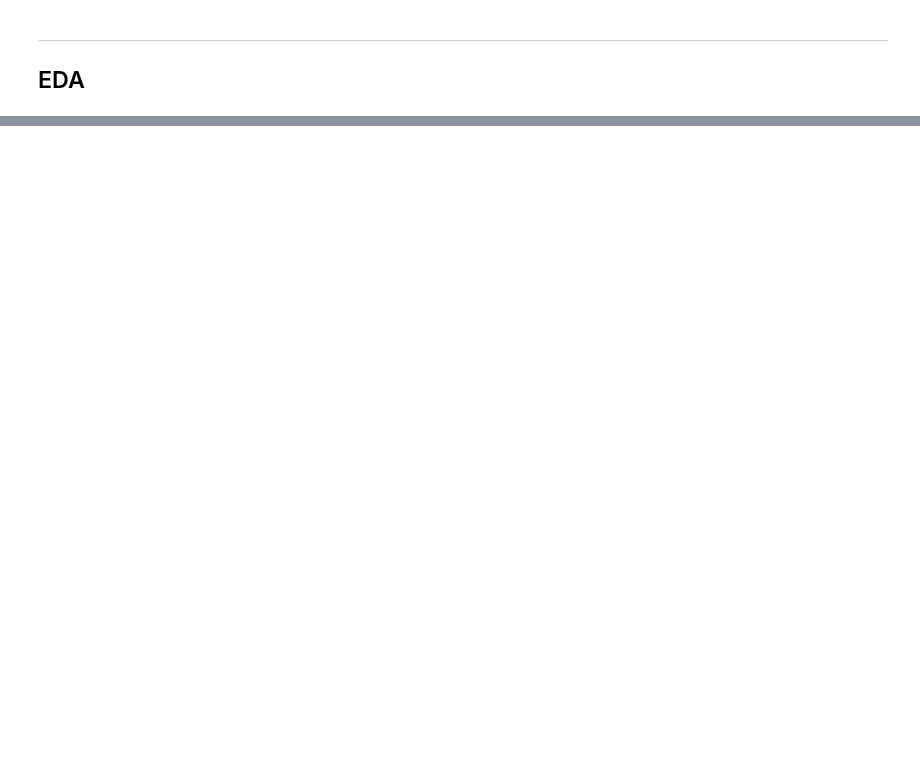
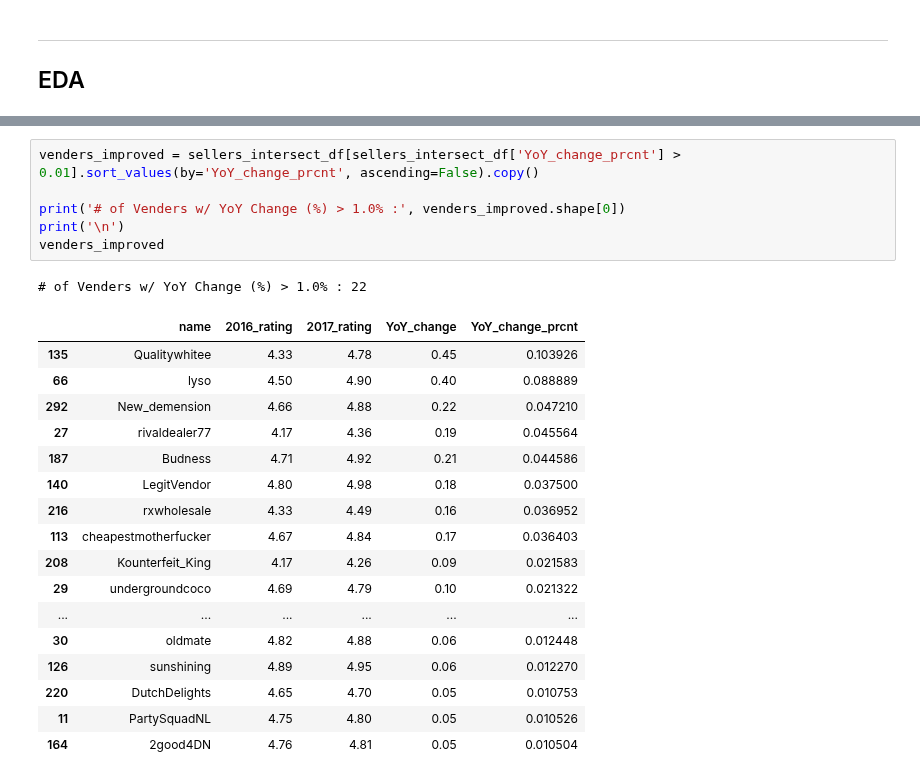
Before and after one commit to Morgan-Sell/darknet-economics, a Jupyter notebook: sellers_data_process_feat_eng.ipynb, the cells around one changed output, grey strips where cells are left out. Cells and saved outputs as stored; diff of their text form; blank space fills up the shorter version.

```diff
--- a/sellers_data_process_feat_eng.ipynb
+++ b/sellers_data_process_feat_eng.ipynb
@@ -164,0 +299,25 @@ plt.tight_layout();
+# %%
+venders_improved = sellers_intersect_df[sellers_intersect_df['YoY_change_prcnt'] > 0.01].sort_values(by='YoY_change_prcnt', ascending=False).copy()
+
+print('# of Venders w/ YoY Change (%) > 1.0% :', venders_improved.shape[0])
+print('\n')
+venders_improved
+# %% [output]
+# of Venders w/ YoY Change (%) > 1.0% : 22
+|  | name | 2016_rating | 2017_rating | YoY_change | YoY_change_prcnt |
+| 135 | Qualitywhitee | 4.33 | 4.78 | 0.45 | 0.103926 |
+| 66 | lyso | 4.50 | 4.90 | 0.40 | 0.088889 |
+| 292 | New_demension | 4.66 | 4.88 | 0.22 | 0.047210 |
+| 27 | rivaldealer77 | 4.17 | 4.36 | 0.19 | 0.045564 |
+| 187 | Budness | 4.71 | 4.92 | 0.21 | 0.044586 |
+| 140 | LegitVendor | 4.80 | 4.98 | 0.18 | 0.037500 |
+| 216 | rxwholesale | 4.33 | 4.49 | 0.16 | 0.036952 |
+| 113 | cheapestmotherfucker | 4.67 | 4.84 | 0.17 | 0.036403 |
+| 208 | Kounterfeit_King | 4.17 | 4.26 | 0.09 | 0.021583 |
+| 29 | undergroundcoco | 4.69 | 4.79 | 0.10 | 0.021322 |
+| ... | ... | ... | ... | ... | ... |
+| 30 | oldmate | 4.82 | 4.88 | 0.06 | 0.012448 |
+| 126 | sunshining | 4.89 | 4.95 | 0.06 | 0.012270 |
+| 220 | DutchDelights | 4.65 | 4.70 | 0.05 | 0.010753 |
+| 11 | PartySquadNL | 4.75 | 4.80 | 0.05 | 0.010526 |
+| 164 | 2good4DN | 4.76 | 4.81 | 0.05 | 0.010504 |
```
Also changed, not shown: parts of 15 cells of this notebook.
